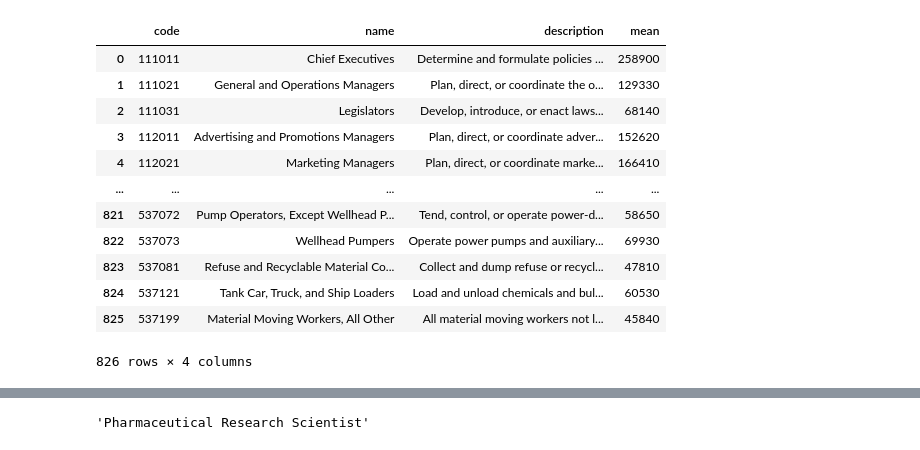
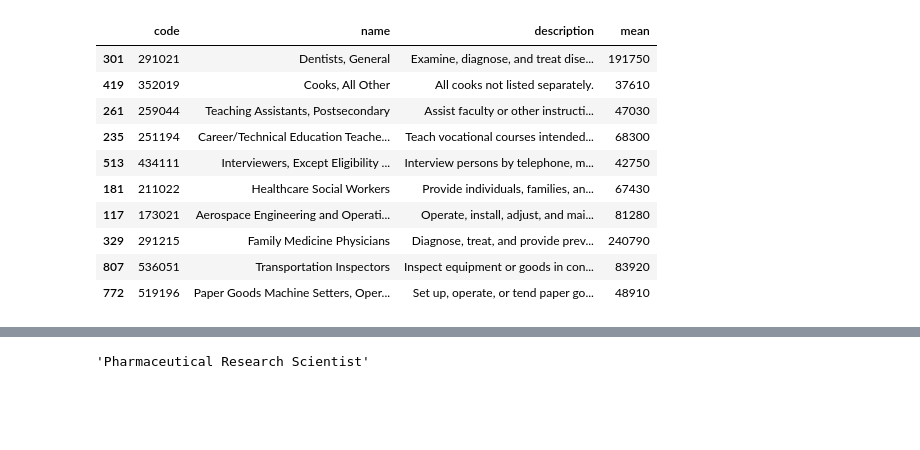
Before and after one commit to Segtanof/Teapot, a Jupyter notebook: test.ipynb, the cells around one changed output, grey strips where cells are left out. Drawn from its saved outputs; the diff is of its cells as text; code cells hidden in the pictures; blank space fills up the shorter version.

```diff
--- a/test.ipynb
+++ b/test.ipynb
@@ -10,33 +9,36 @@ from phi.storage.agent.sqlite import SqlAgentStorage
 # %%
 # import occupation description
 df_occupation = pd.read_csv('occupation.txt', sep='\t').dropna(subset=["occupation_description"])
 rawoccupation = df_occupation.copy()
 df_occupation = df_occupation[["occupation_code", "occupation_name","occupation_description"]]
 
 # import wage stat
 df_wage = pd.read_excel("testocc.xlsx")
 df_wage.columns = df_wage.columns.str.lower()
 rawwage = df_wage.copy()
 df_wage = df_wage[["occ_code", "a_mean", "o_group","hourly"]]
 df_wage['occ_code'] = df_wage['occ_code'].str.replace('-', '').astype(int)
 df_wage = df_wage[(df_wage['o_group'] == "detailed") & (df_wage["hourly"] != True)]
 
 
 #join both dfs together
 merged_df = pd.merge(df_occupation, df_wage, left_on='occupation_code', right_on="occ_code", how='inner').drop(columns=["o_group", "occ_code", "hourly"]).rename(columns={"occupation_code":"code", "occupation_name":"name","occupation_description":"description", "a_mean":"mean"})
 merged_df["mean"].astype(int)
-merged_df
+merged_df.to_json("occupation_data.json", orient="records", indent=4)
+
+#take a sample
+smallo = merged_df.sample(10)
+smallo_json = smallo.to_json(orient="records", indent=4)
+smallo
 # %% [output]
 |  | code | name | description | mean |
-| 0 | 111011 | Chief Executives | Determine and formulate policies ... | 258900 |
-| 1 | 111021 | General and Operations Managers | Plan, direct, or coordinate the o... | 129330 |
-| 2 | 111031 | Legislators | Develop, introduce, or enact laws... | 68140 |
-| 3 | 112011 | Advertising and Promotions Managers | Plan, direct, or coordinate adver... | 152620 |
-| 4 | 112021 | Marketing Managers | Plan, direct, or coordinate marke... | 166410 |
-| ... | ... | ... | ... | ... |
-| 821 | 537072 | Pump Operators, Except Wellhead P... | Tend, control, or operate power-d... | 58650 |
-| 822 | 537073 | Wellhead Pumpers | Operate power pumps and auxiliary... | 69930 |
-| 823 | 537081 | Refuse and Recyclable Material Co... | Collect and dump refuse or recycl... | 47810 |
-| 824 | 537121 | Tank Car, Truck, and Ship Loaders | Load and unload chemicals and bul... | 60530 |
-| 825 | 537199 | Material Moving Workers, All Other | All material moving workers not l... | 45840 |
+| 301 | 291021 | Dentists, General | Examine, diagnose, and treat dise... | 191750 |
+| 419 | 352019 | Cooks, All Other | All cooks not listed separately. | 37610 |
+| 261 | 259044 | Teaching Assistants, Postsecondary | Assist faculty or other instructi... | 47030 |
+| 235 | 251194 | Career/Technical Education Teache... | Teach vocational courses intended... | 68300 |
+| 513 | 434111 | Interviewers, Except Eligibility ... | Interview persons by telephone, m... | 42750 |
+| 181 | 211022 | Healthcare Social Workers | Provide individuals, families, an... | 67430 |
+| 117 | 173021 | Aerospace Engineering and Operati... | Operate, install, adjust, and mai... | 81280 |
+| 329 | 291215 | Family Medicine Physicians | Diagnose, treat, and provide prev... | 240790 |
+| 807 | 536051 | Transportation Inspectors | Inspect equipment or goods in con... | 83920 |
+| 772 | 519196 | Paper Goods Machine Setters, Oper... | Set up, operate, or tend paper go... | 48910 |
-826 rows × 4 columns
```
Also changed, not shown: parts of 22 cells of this notebook, 3 other files.
